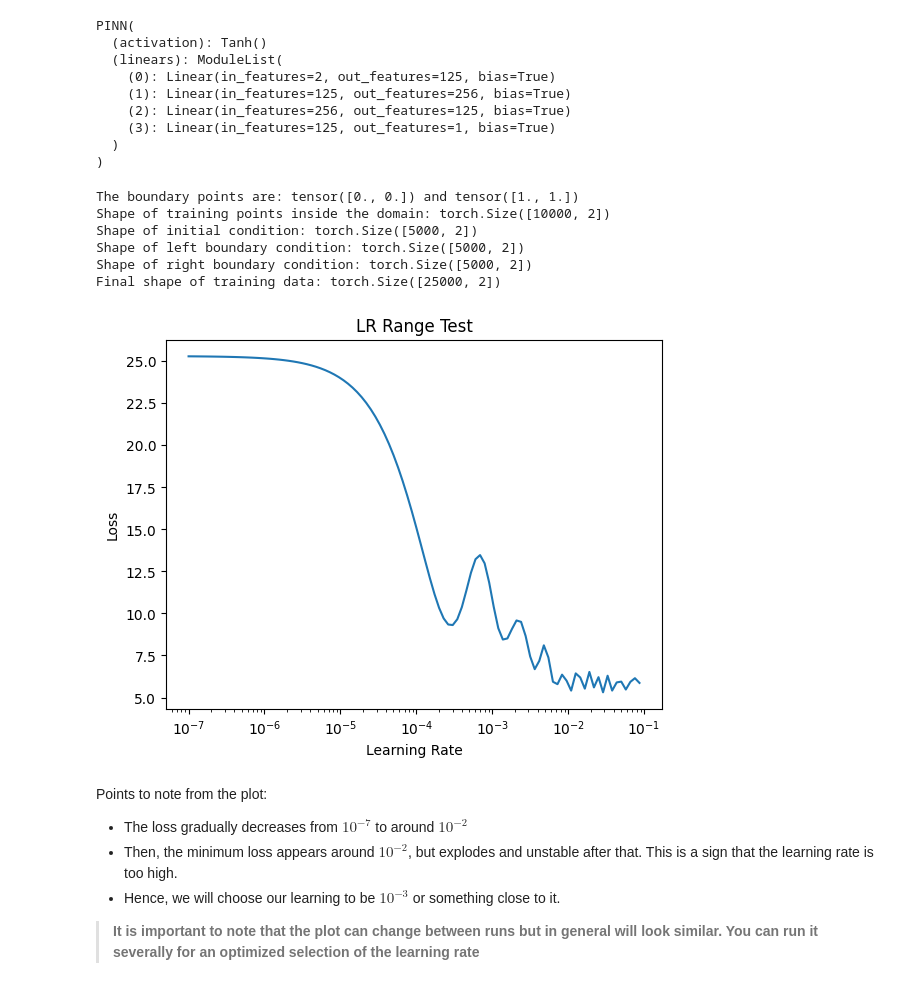
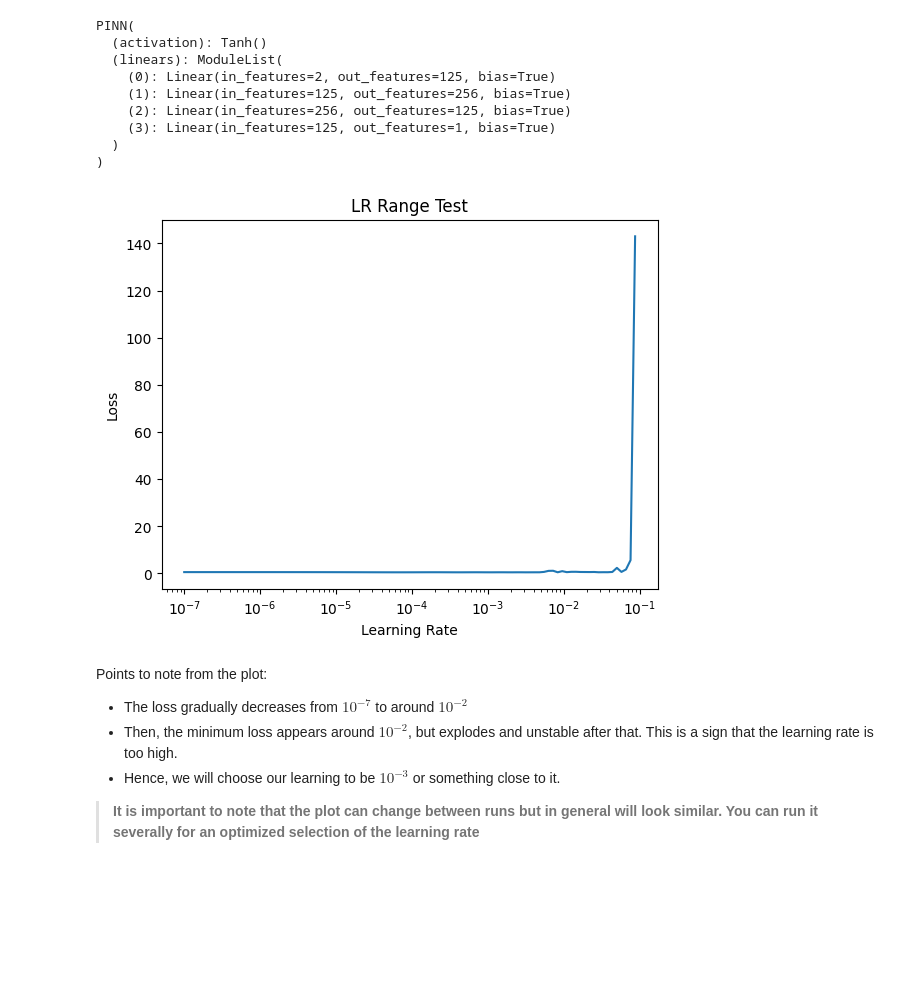
Before and after one commit to oduolaidrisA/Scientific-Machine-Learning, a Jupyter notebook: PINN_for_1d_Burgers_equation_1d.ipynb, the cells around one changed output. Saved outputs shown, nothing was run; the diff lists cells and outputs as text; code cells hidden in the pictures; blank space fills up the shorter version.

```diff
--- a/PINN_for_1d_Burgers_equation_1d.ipynb
+++ b/PINN_for_1d_Burgers_equation_1d.ipynb
@@ -120,4 +112,4 @@ cfg = config()
 #Automatic differentiation
 def dfx(f, x):
     gouts = torch.ones_like(f)  # To ensure it matches shape of output f
-    return grad([f], [x], grad_outputs=gouts, create_graph=True)[0]
+    return grad(f, x, grad_outputs=gouts, create_graph=True)[0]
@@ -217,26 +186,29 @@ class PINN(nn.Module):
           nn.init.xavier_normal_(self.linears[i].weight.data, gain=1.0)
           nn.init.zeros_(self.linears[i].bias.data)
 
-    def forward(self,x):
-        a = x.float()
+    def forward(self,x, t):
+        assert x.shape == t.shape, f"Shape Mismatch!! shape of x: {x.shape}, shape of t: {t.shape}"
+        a = torch.cat((x,t), dim = 1).float()
         for linear in self.linears[:-1]:
             a = self.activation(linear(a))
         return self.linears[-1](a)
 # %%
 #Defining the necessary functions needed for training
-def PDEloss(NN,cfg,x):
-    g = x.clone().to(device)
-    g.requires_grad = True #For Automatic differentiation
-    u_hat = NN(g) #The forward pass
-    d_u_hat = dfx(u_hat,g); d2_u_hat = dfx(d_u_hat, g)
-    u_hat_t = d_u_hat[:,[1]]; u_hat_x = d_u_hat[:,[0]]; u_hat_xx = d2_u_hat[:,[0]] #0 for x, 1 for t
+def PDEloss(NN,x,t):
+    g1 = x.clone().to(device); g2 = t.clone().to(device)
+    g1.requires_grad = True; g2.requires_grad = True #For Automatic differentiation
+    u_hat = NN(g1,g2) #The forward pass
+    #u_hat_x = torch.autograd.grad(u_hat, g1, torch.ones_like(u_hat), create_graph = True)[0]
+    #u_hat_t = torch.autograd.grad(u_hat, g2, torch.ones_like(u_hat), create_graph = True)[0]
+    #u_hat_xx = torch.autograd.grad(u_hat_x, g1, torch.ones_like(u_hat_x), create_graph = True)[0]
+    u_hat_t = dfx(u_hat, g2); u_hat_x = dfx(u_hat, g1); u_hat_xx = dfx(u_hat_x, g1)
     res = u_hat_t + u_hat*u_hat_x - cfg.nu * u_hat_xx #The Burgers equation
     Loss = nn.MSELoss()
     loss = Loss(res.float(), torch.zeros_like(res).float())
     return loss
 
-def boundary_loss(NN,x,u):
-    u_hat = NN(x)
+def boundary_loss(NN,x,t,u):
+    u_hat = NN(x,t)
     assert u_hat.shape == u.shape, f"Shape Mismatch! prediction shape:{u_hat.shape}, target shape: {u.shape}"
     Loss = nn.MSELoss()
     loss = Loss(u.float(),u_hat.float())
@@ -261,54 +233,45 @@ PINN(
   )
 )
 # %%
-#Setting up the variables
-x_train = prepare_train_data(cfg)
-x_train.to(device)
 losses = []
 lrs = []
 
 #Training for different learning rates between [1e-7,0.1]
 start_lr = 1e-7
 end_lr = 1e-1
 num_iter = 100
 lr_mult = (end_lr / start_lr) ** (1/num_iter)
 
 #Initial learning rate
 lr = start_lr
 
 for iteration in range(num_iter):
     optimizer_lr.param_groups[0]['lr'] = lr
 
     optimizer_lr.zero_grad()
-    pde_loss = PDEloss(model_lr,cfg,x_train)
-    bound_right_loss = boundary_loss(model_lr,cfg.x_bound_right,cfg.u_bound_right)
-    bound_left_loss = boundary_loss(model_lr,cfg.x_bound_left,cfg.u_bound_left)
-    initial_loss = boundary_loss(model_lr,cfg.x_initial,cfg.u_init)
-    loss = pde_loss + bound_right_loss + bound_left_loss + 50*initial_loss
+    pde_loss = PDEloss(model_lr,x_inner, t_inner)
+    bound_right_loss = boundary_loss(model_lr,x_bound_right,t_bound, u_bound_right)
+    bound_left_loss = boundary_loss(model_lr,x_bound_left,t_bound, u_bound_left)
+    initial_loss = boundary_loss(model_lr,x_initial,t_initial, u_init)
+    loss = pde_loss + bound_right_loss + bound_left_loss + initial_loss
     loss.backward()
 
     optimizer_lr.step()
 
     lrs.append(lr)
     losses.append(loss.item())
 
     lr *= lr_mult  # increase learning rate exponentially
 
 # Plot the result
 plt.plot(lrs, losses)
 plt.xscale('log')
 plt.xlabel('Learning Rate')
 plt.ylabel('Loss')
 plt.title('LR Range Test')
 plt.show()
 # %% [output]
-The boundary points are: tensor([0., 0.]) and tensor([1., 1.])
-Shape of training points inside the domain: torch.Size([10000, 2])
-Shape of initial condition: torch.Size([5000, 2])
-Shape of left boundary condition: torch.Size([5000, 2])
-Shape of right boundary condition: torch.Size([5000, 2])
-Final shape of training data: torch.Size([25000, 2])
-[figure, old version]
+[figure, new version]
 # %% [markdown]
 Points to note from the plot:
 * The loss gradually decreases from $10^{-7}$ to around $10^{-2}$
```
Also changed, not shown: parts of 18 cells of this notebook, 4 other files.
